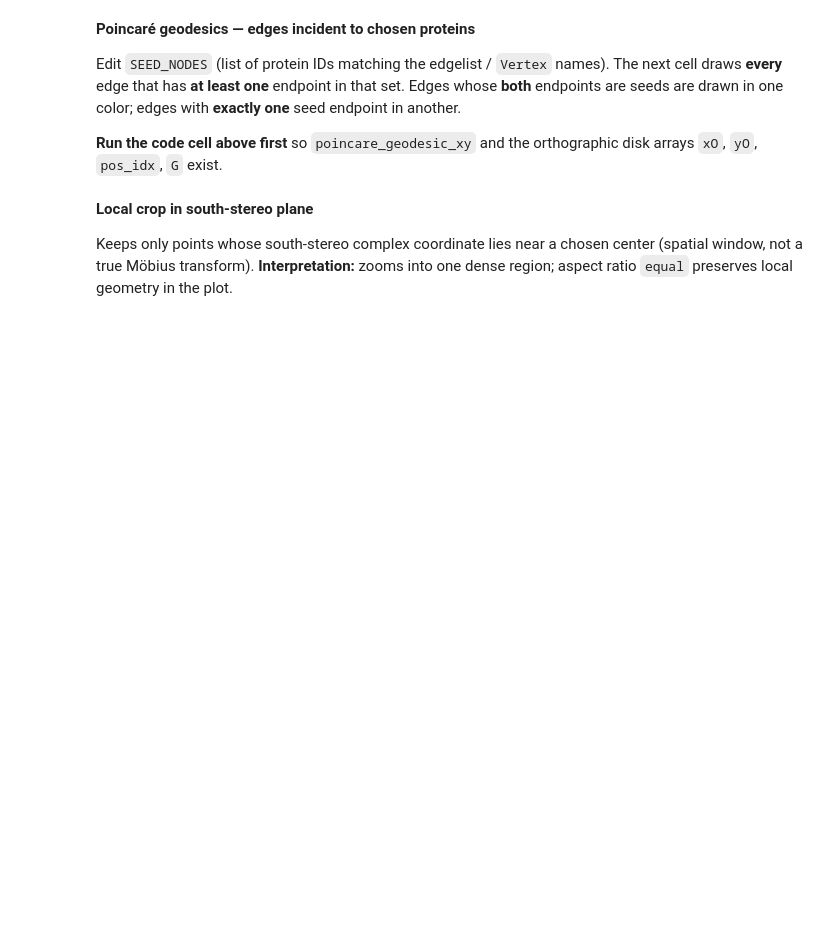
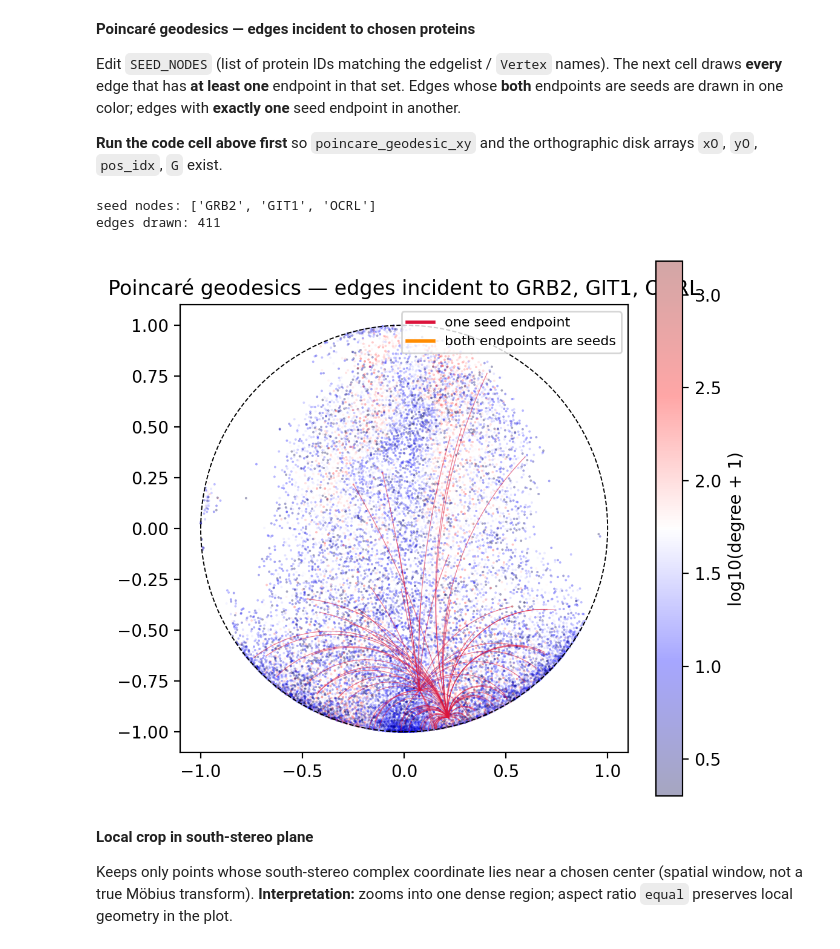
Before and after one commit to phfr/discterry, a Jupyter notebook: notebooks/dmercator/02_disk_views.ipynb, the cells around one changed output. Drawn from its saved outputs; the diff is of its cells as text; code cells hidden in the pictures; blank space fills up the shorter version.

```diff
--- a/notebooks/dmercator/02_disk_views.ipynb
+++ b/notebooks/dmercator/02_disk_views.ipynb
@@ -291,34 +353,50 @@ for a, b in G.edges():
     edge_rows.append((a, b, a_in and b_in))
 
 fig, ax = plt.subplots(figsize=(5.5, 5.5))
-ax.scatter(xO, yO, s=2, alpha=0.12, c="0.4")
+sc_bg = ax.scatter(
+    xO,
+    yO,
+    s=2,
+    alpha=0.35,
+    c=deg_log10,
+    cmap="seismic",
+    vmin=deg_log10_vmin,
+    vmax=deg_log10_vmax,
+    linewidths=0,
+    rasterized=True,
+)
+fig.colorbar(sc_bg, ax=ax, shrink=0.85, label="log10(degree + 1)")
 col_single = "crimson"
 col_both = "darkorange"
 for a, b, both in edge_rows:
     ia, ib = pos_idx[a], pos_idx[b]
     z1 = complex(xO[ia], yO[ia])
     z2 = complex(xO[ib], yO[ib])
     if abs(z1) >= 0.999 or abs(z2) >= 0.999:
         continue
     gx, gy = poincare_geodesic_xy(z1, z2, n=48)
     ax.plot(gx, gy, lw=0.45, alpha=0.55, color=col_both if both else col_single)
 
 ax.set_aspect("equal")
 ax.add_patch(plt.Circle((0, 0), 1.0, fill=False, ls="--", lw=0.7))
 ax.set_title("Poincaré geodesics — edges incident to " + ", ".join(seeds_ok))
 
 ax.legend(
     handles=[
         Line2D([0], [0], color=col_single, lw=2, label="one seed endpoint"),
         Line2D([0], [0], color=col_both, lw=2, label="both endpoints are seeds"),
     ],
     loc="upper right",
     fontsize=8,
 )
 print("seed nodes:", seeds_ok)
 print("edges drawn:", len(edge_rows))
 plt.tight_layout()
 plt.show()
+# %% [output]
+seed nodes: ['GRB2', 'GIT1', 'OCRL']
+edges drawn: 411
+[figure, added]
 # %% [markdown]
 **Local crop in south-stereo plane**
 
```
Also changed, not shown: parts of 7 cells of this notebook, 43 other files.
